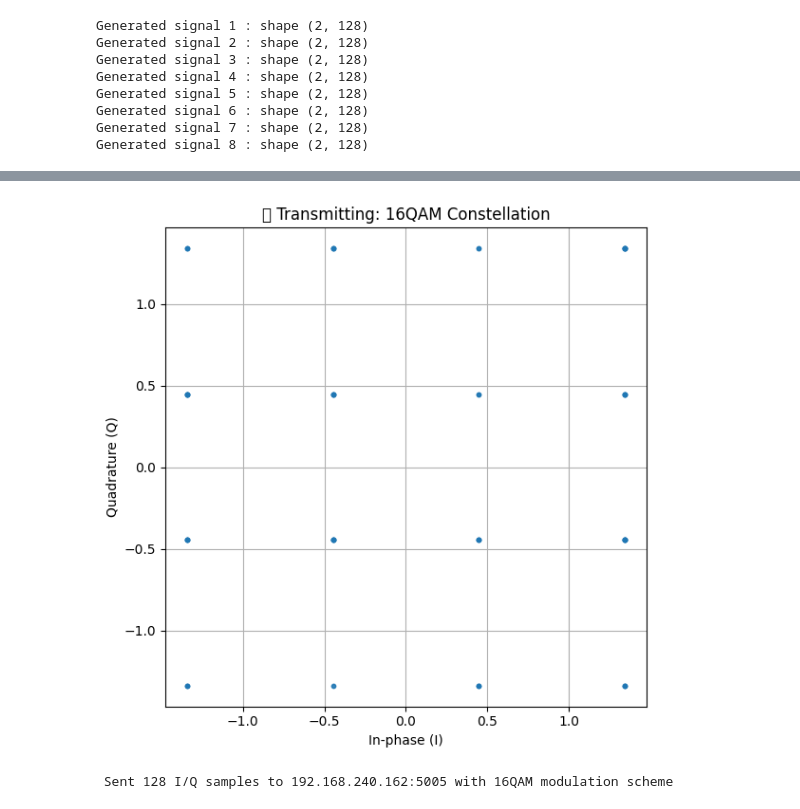
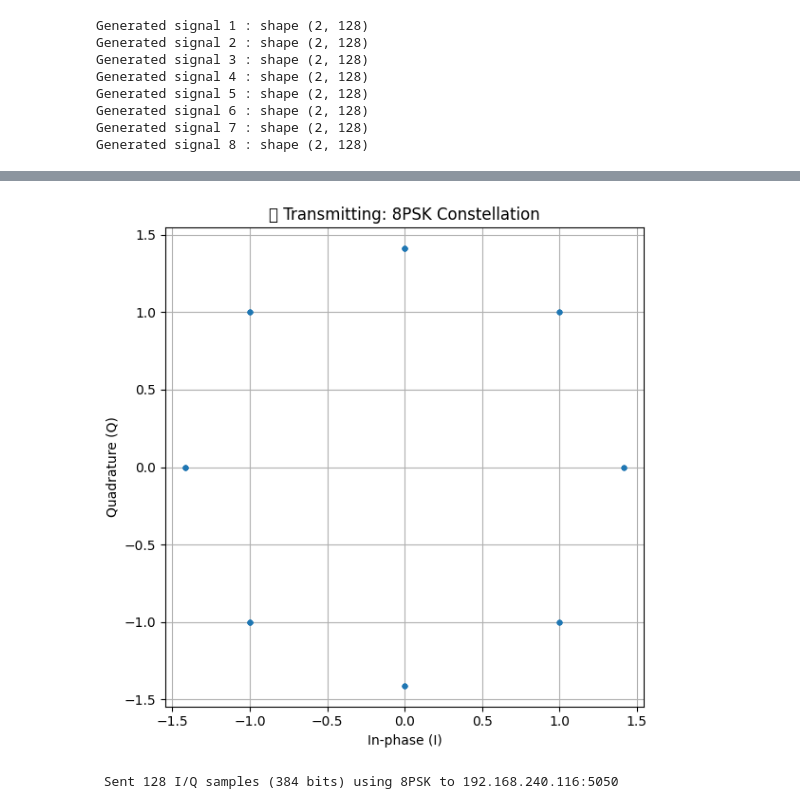
Before and after one commit to SajeevSenthil/RF-signal-classification-and-communication-using-DL, a Jupyter notebook: cldnn.ipynb, the cells around one changed output, grey strips where cells are left out. Drawn from its saved outputs; the diff is of its cells as text; code cells hidden in the pictures.

```diff
--- a/cldnn.ipynb
+++ b/cldnn.ipynb
@@ -360,28 +381,46 @@ synthetic_iq = generate_synthetic_iq(predicted_mod, num_symbols=128)
-# %%
-import matplotlib.pyplot as plt
-
-iq_complex = synthetic_iq[0] + 1j * synthetic_iq[1]
-plt.figure(figsize=(6, 6))
-plt.plot(np.real(iq_complex), np.imag(iq_complex), '.', alpha=0.5)
-plt.title(f"📡 Transmitting: {predicted_mod} Constellation")
-plt.xlabel("In-phase (I)")
-plt.ylabel("Quadrature (Q)")
-plt.grid(True)
-plt.axis("equal")
-plt.tight_layout()
-plt.show()
-# %% [output]
-[figure, removed]
 # %%
 import socket
+import numpy as np
+import matplotlib.pyplot as plt
 
-def udp_sender(iq_data, ip="192.168.240.162", port=5005):
-    sock = socket.socket(socket.AF_INET, socket.SOCK_DGRAM)
-    payload = iq_data.flatten().astype(np.float32).tobytes()
-    sock.sendto(payload, (ip, port))
+def tcp_sender(iq_data, bits, mod_type, ip="192.168.240.116", port=5050):
+    sock = socket.socket(socket.AF_INET, socket.SOCK_STREAM)
+    sock.connect((ip, port))
+
+    # Prepare payload
+    mod_bytes = mod_type.encode()
+    mod_len = len(mod_bytes).to_bytes(1, 'big')
+    bit_bytes = bits.astype(np.uint8).tobytes()
+    iq_bytes = iq_data.astype(np.float32).tobytes()
+
+    payload = mod_len + mod_bytes + bit_bytes + iq_bytes
+
+    # ✅ Plot constellation before sending
+    iq_complex = iq_data[0] + 1j * iq_data[1]
+    plt.figure(figsize=(6, 6))
+    plt.plot(np.real(iq_complex), np.imag(iq_complex), '.', alpha=0.5)
+    plt.title(f"📡 Transmitting: {mod_type} Constellation")
+    plt.xlabel("In-phase (I)")
+    plt.ylabel("Quadrature (Q)")
+    plt.grid(True)
+    plt.axis("equal")
+    plt.tight_layout()
+    plt.show()
+
+    # Send
+    sock.sendall(payload)
     sock.close()
-    print(f" Sent {iq_data.shape[1]} I/Q samples to {ip}:{port} with {predicted_mod} modulation scheme")
 
-udp_sender(synthetic_iq)
+    print(f" Sent {iq_data.shape[1]} I/Q samples ({len(bits)} bits) using {mod_type} to {ip}:{port}")
-# %% [output]
- Sent 128 I/Q samples to 192.168.240.162:5005 with 16QAM modulation scheme
+# %%
+# If predicted_mod is a NumPy array or list with one element, extract the string
+predicted_mod_str = predicted_mod[0] if isinstance(predicted_mod, (np.ndarray, list)) else predicted_mod
+
+# Generate synthetic IQ and corresponding bits
+bits, synthetic_iq = generate_synthetic_iq(predicted_mod_str, num_symbols=128, return_bits=True)
+
+# Send via TCP
+tcp_sender(synthetic_iq, bits, predicted_mod_str)
+# %% [output]
+[figure, added]
+ Sent 128 I/Q samples (384 bits) using 8PSK to 192.168.240.116:5050
```
Also changed, not shown: parts of 2 cells of this notebook.
